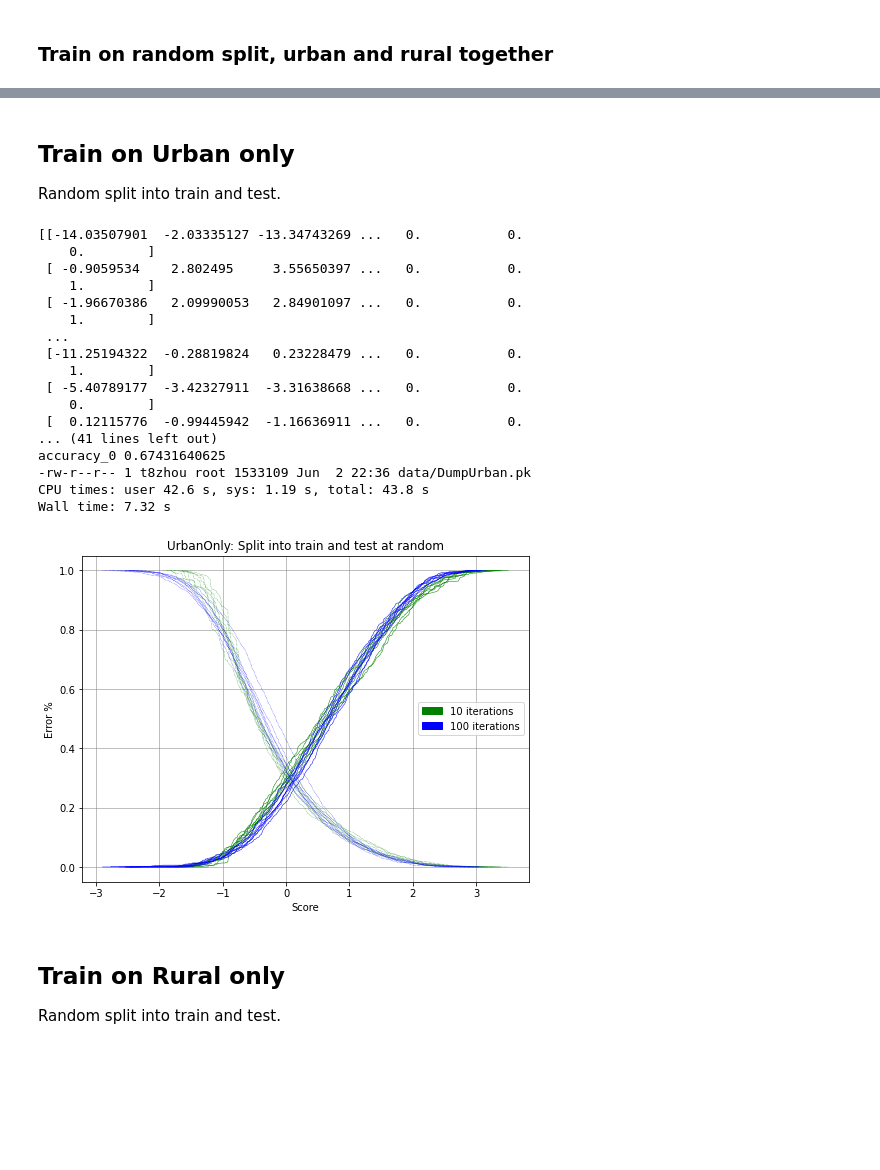
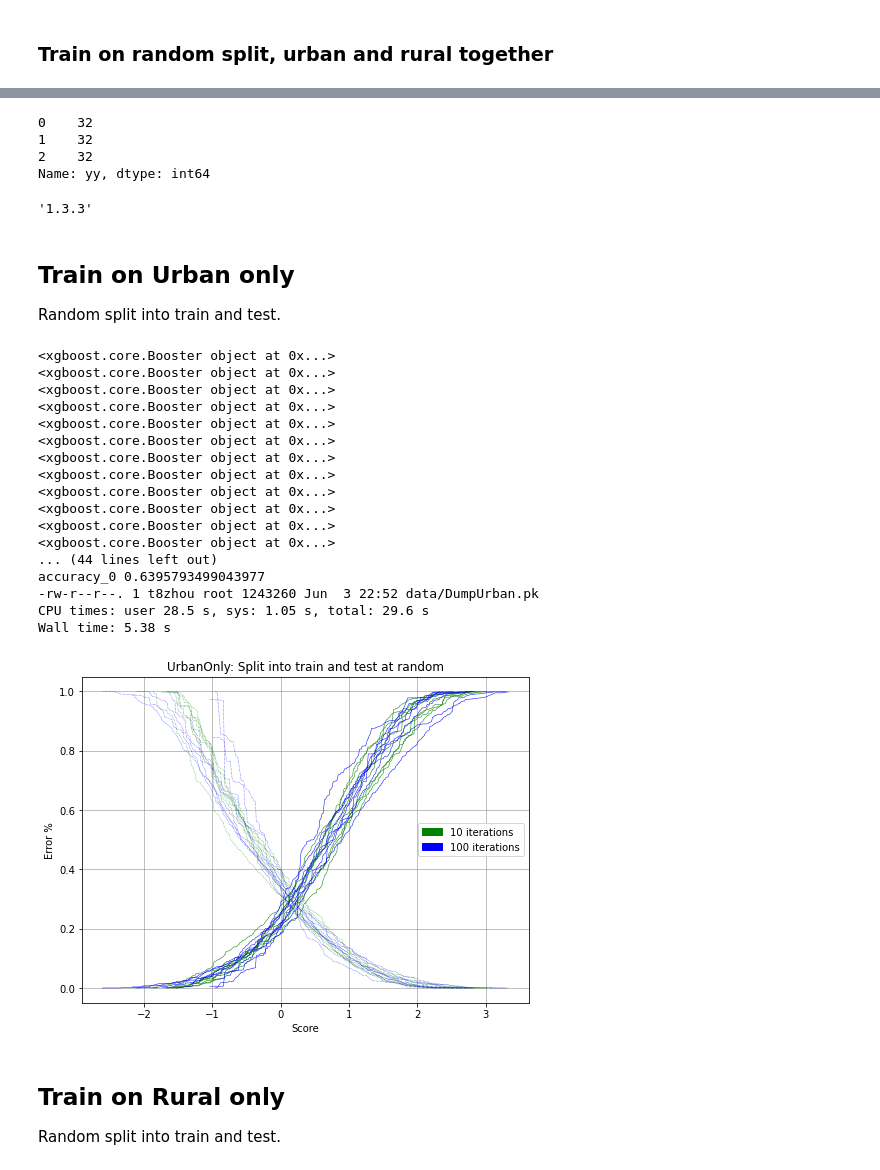
Before and after one commit to KevinZhoutianyi/Public-CSE255-2022, a Jupyter notebook: notebooks/Section4-Final-Project/KDTrees+XGBoost/No-abstain.ipynb, the cells around one changed output, grey strips where cells are left out. Cells and saved outputs as stored; diff of their text form; code cells hidden in the pictures; blank space fills up the shorter version.

```diff
--- a/notebooks/Section4-Final-Project/KDTrees+XGBoost/No-abstain.ipynb
+++ b/notebooks/Section4-Final-Project/KDTrees+XGBoost/No-abstain.ipynb
@@ -133,9 +120,9 @@ Test=D.get_subset(~train_selector)
 
 param['num_round']=10
 log10=simple_bootstrap(Train,Test,param,ensemble_size=5)
-print(Train[0])
-print(Test)
-param['num_round']=100
+# print(Train[0])
+# print(Test)
+param['num_round']=500
 log100=simple_bootstrap(Train,Test,param,ensemble_size=5)
 print(log10)
 
@@ -187,3 +174,18 @@ Wall time: 9.6 s
+# %%
+x= pd.DataFrame(np.array([[12,32],[12,32],[12,32]]),columns=['xx','yy'])
+x['xx'] = x['xx'].astype("category")
+print(x['yy'])
+# %% [output]
+0    32
+1    32
+2    32
+Name: yy, dtype: int64
+# %%
+
+import xgboost as xgb
+xgb.__version__
+# %% [output]
+'1.3.3'
 # %% [markdown]
 ## Train on Urban only
 Random split into train and test.
@@ -196,7 +198,7 @@ subData=D.get_subset(selector)
 subD=DataSplitter(subData)
 
 train_selector=np.random.rand(subData.shape[0]) > 0.7
-print(subData)
+# print(subData)
 Train=subD.get_subset(train_selector)
 Test=subD.get_subset(~train_selector)
 
@@ -206,52 +208,52 @@ Test=subD.get_subset(~train_selector)
 # log100=simple_bootstrap(Train,Test,param,ensemble_size=30)
 param['gamma']=0.5
 param['eta']=0.3
 param['num_round']=10
 log10=simple_bootstrap(Train,Test,param,ensemble_size=8)
-param['num_round']=100
+param['num_round']=500
 log100=simple_bootstrap(Train,Test,param,ensemble_size=8)
 print(log10)
 styled_logs=[
     {   'log':log10,
         'style':['g:','g-'],
         'label':'10 iterations',
         'label_color':'g'
     },
     {   'log':log100,
         'style':['b:','b-'],
         'label':'100 iterations',
         'label_color':'b'
     }
 ]
 
 _mean,_std=plot_scores(styled_logs,title=f'{area}Only: Split into train and test at random')
 
 pickle_file=f'data/Dump{area}.pk'
 Dump={'styled_logs':styled_logs,
      'tree':tree,
      'mean':_mean,
      'std':_std}
 pkl.dump(Dump,open(pickle_file,'wb'))
 !ls -l $pickle_file
 # %% [output]
-[[-14.03507901  -2.03335127 -13.34743269 ...   0.           0.
-    0.        ]
- [ -0.9059534    2.802495     3.55650397 ...   0.           0.
-    1.        ]
- [ -1.96670386   2.09990053   2.84901097 ...   0.           0.
-    1.        ]
- ...
- [-11.25194322  -0.28819824   0.23228479 ...   0.           0.
-    1.        ]
- [ -5.40789177  -3.42327911  -3.31638668 ...   0.           0.
-    0.        ]
- [  0.12115776  -0.99445942  -1.16636911 ...   0.           0.
-... (41 lines left out)
-accuracy_0 0.67431640625
--rw-r--r-- 1 t8zhou root 1533109 Jun  2 22:36 data/DumpUrban.pk
-CPU times: user 42.6 s, sys: 1.19 s, total: 43.8 s
-Wall time: 7.32 s
+<xgboost.core.Booster object at 0x...>
+<xgboost.core.Booster object at 0x...>
+<xgboost.core.Booster object at 0x...>
+<xgboost.core.Booster object at 0x...>
+<xgboost.core.Booster object at 0x...>
+<xgboost.core.Booster object at 0x...>
+<xgboost.core.Booster object at 0x...>
+<xgboost.core.Booster object at 0x...>
+<xgboost.core.Booster object at 0x...>
+<xgboost.core.Booster object at 0x...>
+<xgboost.core.Booster object at 0x...>
+<xgboost.core.Booster object at 0x...>
+... (44 lines left out)
+accuracy_0 0.6395793499043977
+-rw-r--r--. 1 t8zhou root 1243260 Jun  3 22:52 data/DumpUrban.pk
+CPU times: user 28.5 s, sys: 1.05 s, total: 29.6 s
+Wall time: 5.38 s
-[figure, old version]
+[figure, new version]
 # %% [markdown]
 ## Train on Rural only
 Random split into train and test.
```
Also changed, not shown: parts of 8 cells of this notebook, 8 other files.
